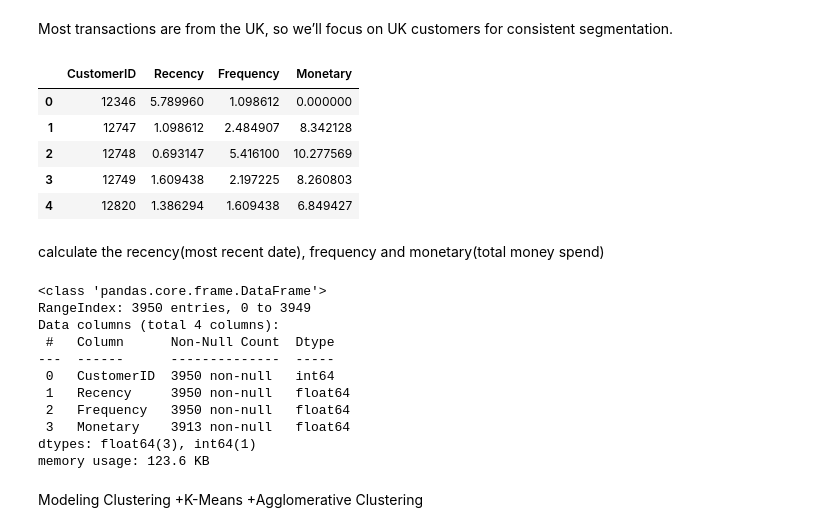
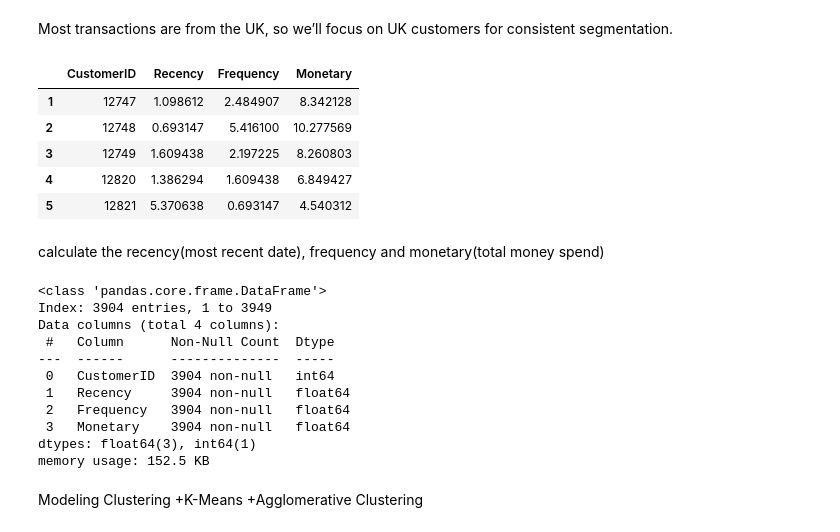
Before and after one commit to Thuvii/dataMining, a Jupyter notebook: project4/project4.ipynb, the cells around one changed output. Saved outputs shown, nothing was run; the diff lists cells and outputs as text; code cells hidden in the pictures.

```diff
--- a/project4/project4.ipynb
+++ b/project4/project4.ipynb
@@ -81,55 +81,62 @@ df_uk = df[df['Country'] == 'United Kingdom'].copy()
 
 df_uk['TotalPrice'] = df_uk['Quantity'] * df_uk['UnitPrice']
 
 
 df_uk['InvoiceDate'] = pd.to_datetime(df_uk['InvoiceDate'])
 
 
 snapshot_date = df_uk['InvoiceDate'].max() + pd.Timedelta(days=1)
 
 # recency
 # frequency
 # monetary
 rfm = df_uk.groupby('CustomerID').agg({
     'InvoiceDate': lambda x: (snapshot_date - x.max()).days,
     'InvoiceNo': 'nunique',
     'TotalPrice': 'sum'
 }).reset_index()
 
 
 rfm.columns = ['CustomerID', 'Recency', 'Frequency', 'Monetary']
 
 
 
+rfm = rfm.replace([np.inf, -np.inf], np.nan)
+#drop null value
+rfm = rfm.dropna(subset=['Recency', 'Frequency', 'Monetary'])
+
+# remove zero
+rfm = rfm[(rfm['Recency'] > 0) & (rfm['Frequency'] > 0) & (rfm['Monetary'] > 0)]
+
+# log transform to avoid skewness
 rfm['Monetary'] = np.log1p(rfm['Monetary'])
 rfm['Recency'] = np.log1p(rfm['Recency'])
 rfm['Frequency'] = np.log1p(rfm['Frequency'])
 
-
 rfm.head()
 # %% [output]
 |  | CustomerID | Recency | Frequency | Monetary |
-| 0 | 12346 | 5.789960 | 1.098612 | 0.000000 |
 | 1 | 12747 | 1.098612 | 2.484907 | 8.342128 |
 | 2 | 12748 | 0.693147 | 5.416100 | 10.277569 |
 | 3 | 12749 | 1.609438 | 2.197225 | 8.260803 |
 | 4 | 12820 | 1.386294 | 1.609438 | 6.849427 |
+| 5 | 12821 | 5.370638 | 0.693147 | 4.540312 |
 # %% [markdown]
 calculate the recency(most recent date), frequency and monetary(total money spend)
 # %%
 rfm.info()
 # %% [output]
 <class 'pandas.core.frame.DataFrame'>
-RangeIndex: 3950 entries, 0 to 3949
+Index: 3904 entries, 1 to 3949
 Data columns (total 4 columns):
  #   Column      Non-Null Count  Dtype
 ---  ------      --------------  -----
- 0   CustomerID  3950 non-null   int64
- 1   Recency     3950 non-null   float64
- 2   Frequency   3950 non-null   float64
- 3   Monetary    3913 non-null   float64
+ 0   CustomerID  3904 non-null   int64
+ 1   Recency     3904 non-null   float64
+ 2   Frequency   3904 non-null   float64
+ 3   Monetary    3904 non-null   float64
 dtypes: float64(3), int64(1)
-memory usage: 123.6 KB
+memory usage: 152.5 KB
 # %%
 scaler = StandardScaler()
 X = scaler.fit_transform(rfm[['Recency', 'Frequency', 'Monetary']])
```
Also changed, not shown: parts of 2 cells of this notebook.
